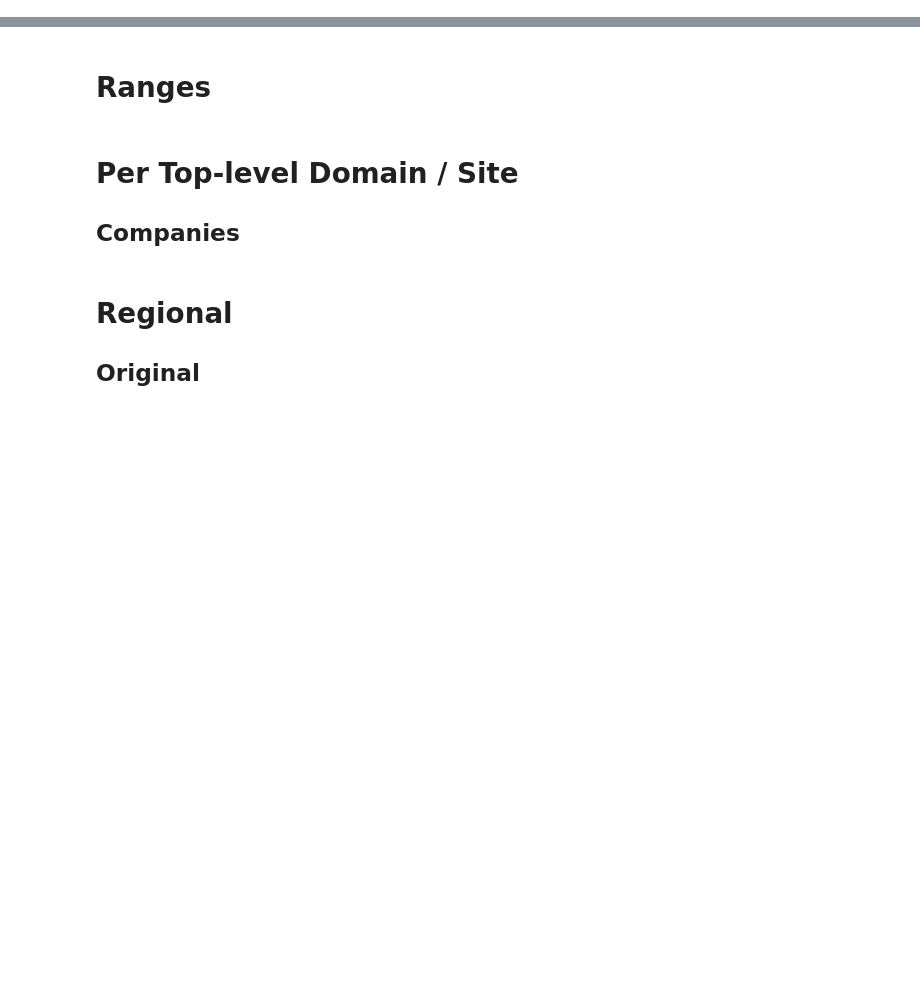
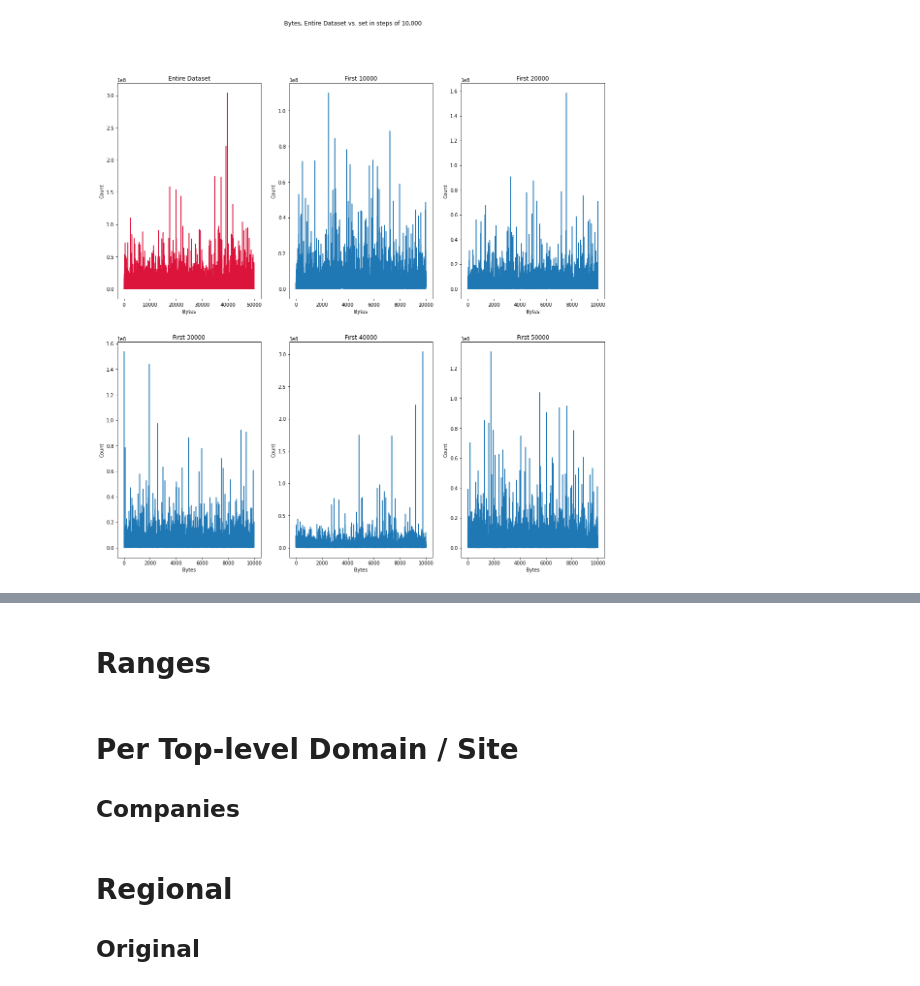
Before and after one commit to ivanivanov10101/bachelor-project, a Jupyter notebook: charts.ipynb, the cells around one changed output, grey strips where cells are left out. Cells and saved outputs as stored; diff of their text form; code cells hidden in the pictures; blank space fills up the shorter version.

```diff
--- a/charts.ipynb
+++ b/charts.ipynb
@@ -8,52 +8,54 @@ import seaborn as sns
 # %%
 df = pd.read_csv('main.csv')
 # %%
-# def byte_to_mb(x):
-#     return x / 1e+6
+def byte_to_mb(x):
+    return x / 1e+6
 
-# data = df['Bytes']
-# data10k = df['Bytes'][0:10000]
-# data20k = df['Bytes'][10000:20000]
-# data30k = df['Bytes'][20000:30000]
-# data40k = df['Bytes'][30000:40000]
-# data50k = df['Bytes'][40000:50000]
+data = df['Bytes']
+data10k = df['Bytes'][0:10000]
+data20k = df['Bytes'][10000:20000]
+data30k = df['Bytes'][20000:30000]
+data40k = df['Bytes'][30000:40000]
+data50k = df['Bytes'][40000:50000]
 
-# byte_to_mb(data)
-# byte_to_mb(data10k)
-# byte_to_mb(data20k)
-# byte_to_mb(data30k)
-# byte_to_mb(data40k)
-# byte_to_mb(data50k)
+byte_to_mb(data)
+byte_to_mb(data10k)
+byte_to_mb(data20k)
+byte_to_mb(data30k)
+byte_to_mb(data40k)
+byte_to_mb(data50k)
 
-# data = data.to_list()
-# data10k = data10k.to_list()
-# data20k = data20k.to_list()
-# data30k = data30k.to_list()
-# data40k = data40k.to_list()
-# data50k = data50k.to_list()
+data = data.to_list()
+data10k = data10k.to_list()
+data20k = data20k.to_list()
+data30k = data30k.to_list()
+data40k = data40k.to_list()
+data50k = data50k.to_list()
 
-# fig, axs = plt.subplots(2, 3, figsize=(18, 18))
-# fig.suptitle('Bytes, Entire Dataset vs. set in steps of 10,000')
-# axs[0][0].plot(data, color='crimson')
-# axs[0][0].set_title('Entire Dataset')
+fig, axs = plt.subplots(2, 3, figsize=(18, 18))
+fig.suptitle('Bytes, Entire Dataset vs. set in steps of 10,000')
+axs[0][0].plot(data, color='crimson')
+axs[0][0].set_title('Entire Dataset')
 
-# axs[0][1].plot(data10k)
-# axs[0][1].set_title('First 10000')
+axs[0][1].plot(data10k)
+axs[0][1].set_title('First 10000')
 
-# axs[0][2].plot(data20k)
-# axs[0][2].set_title('First 20000')
+axs[0][2].plot(data20k)
+axs[0][2].set_title('First 20000')
 
-# axs[1][0].plot(data30k)
-# axs[1][0].set_title('First 30000')
+axs[1][0].plot(data30k)
+axs[1][0].set_title('First 30000')
 
-# axs[1][1].plot(data40k)
-# axs[1][1].set_title('First 40000')
+axs[1][1].plot(data40k)
+axs[1][1].set_title('First 40000')
 
-# axs[1][2].plot(data50k)
-# axs[1][2].set_title('First 50000')
+axs[1][2].plot(data50k)
+axs[1][2].set_title('First 50000')
 
-# for ax in axs.flat:
-#     ax.set(xlabel='Bytes', ylabel='Count')
+for ax in axs.flat:
+    ax.set(xlabel='Bytes', ylabel='Count')
+# %% [output]
+[figure, added]
 # %%
 # cleaner than % will require another type of graph, this one is too cluttered
 # %%
```
Also changed, not shown: parts of 3 cells of this notebook, 11 other files.
